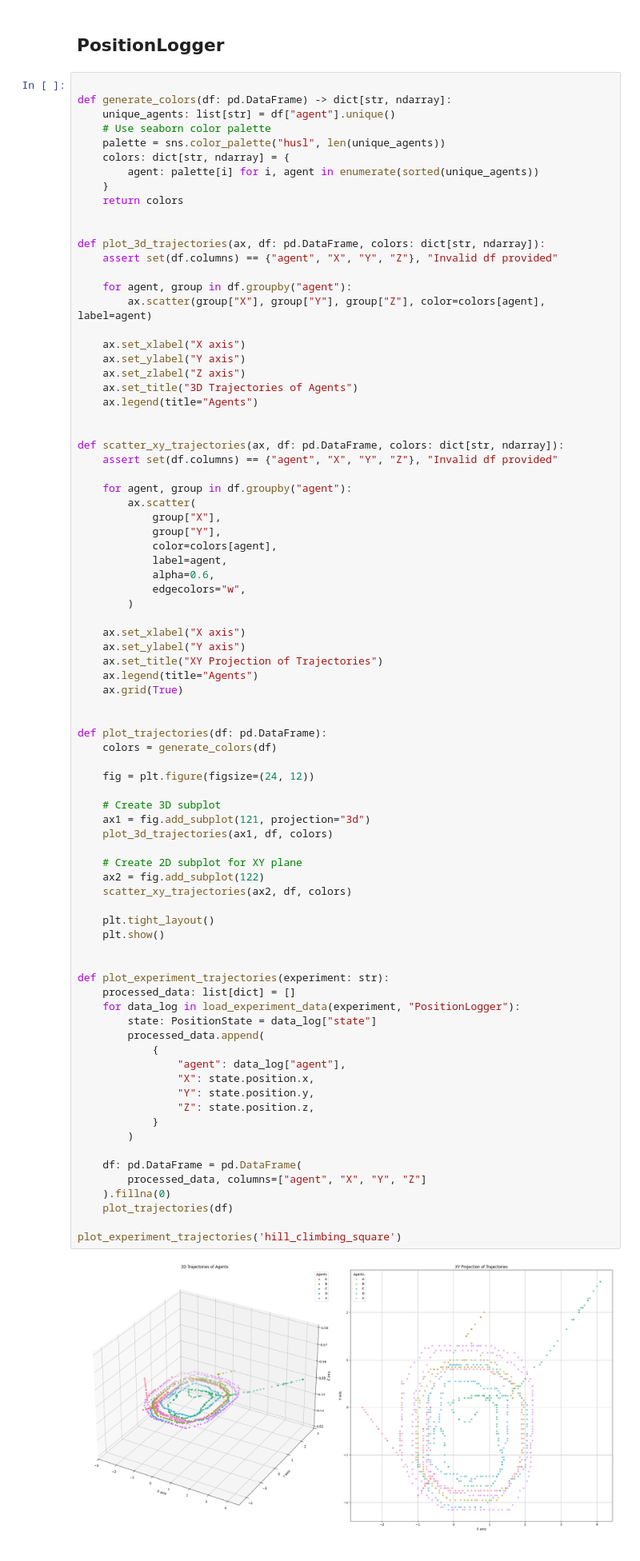
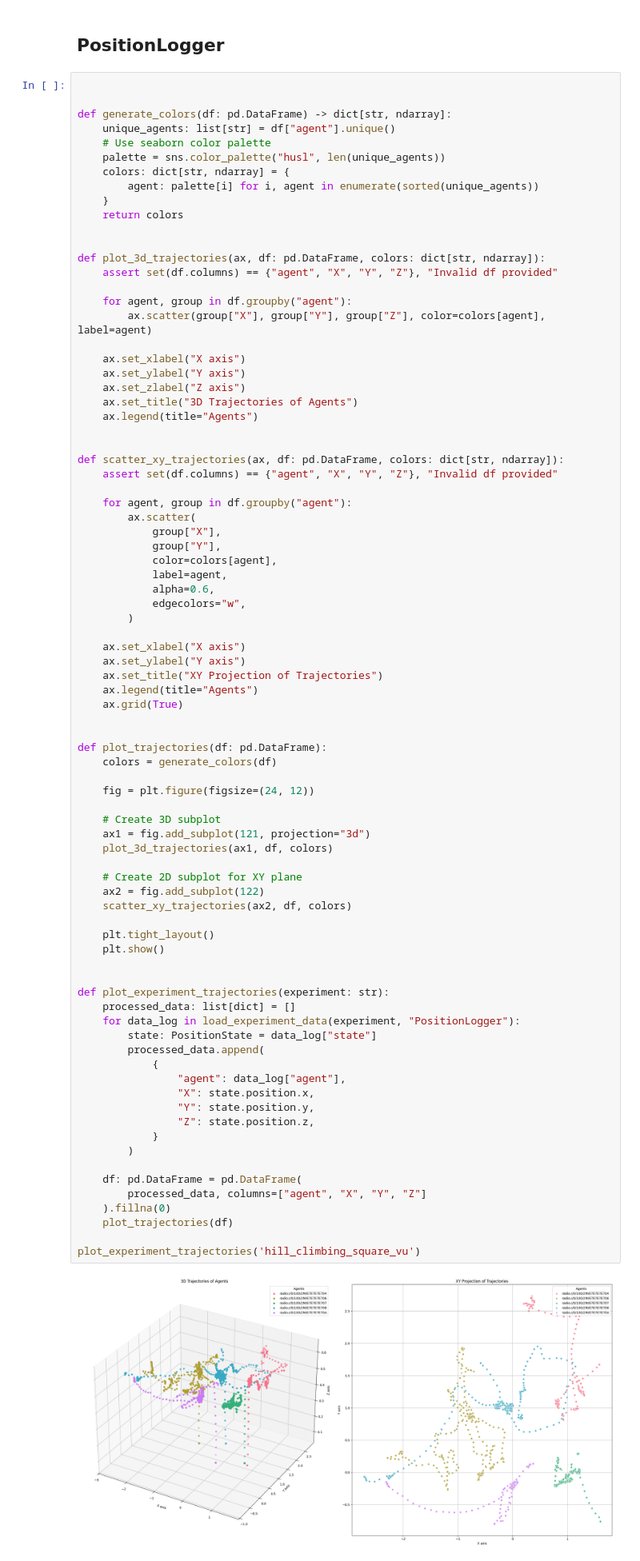
Before and after one commit to alexandru-dochian/multi_agent_framework, a Jupyter notebook: analytics.ipynb, the cells around one changed output. Shown at 80% size. Drawn from its saved outputs; the diff is of its cells as text.

```diff
--- a/analytics.ipynb
+++ b/analytics.ipynb
@@ -22,6 +19,7 @@ def load_experiment_data(experiment_dir: str, logger: str) -> list[dict]:
 # %% [markdown]
 ## PositionLogger
 # %%
+
 
 def generate_colors(df: pd.DataFrame) -> dict[str, ndarray]:
     unique_agents: list[str] = df["agent"].unique()
@@ -75,34 +73,34 @@ def plot_trajectories(df: pd.DataFrame):
     ax1 = fig.add_subplot(121, projection="3d")
     plot_3d_trajectories(ax1, df, colors)
 
     # Create 2D subplot for XY plane
     ax2 = fig.add_subplot(122)
     scatter_xy_trajectories(ax2, df, colors)
 
     plt.tight_layout()
     plt.show()
 
 
 def plot_experiment_trajectories(experiment: str):
     processed_data: list[dict] = []
     for data_log in load_experiment_data(experiment, "PositionLogger"):
         state: PositionState = data_log["state"]
         processed_data.append(
             {
                 "agent": data_log["agent"],
                 "X": state.position.x,
                 "Y": state.position.y,
                 "Z": state.position.z,
             }
         )
 
     df: pd.DataFrame = pd.DataFrame(
         processed_data, columns=["agent", "X", "Y", "Z"]
     ).fillna(0)
     plot_trajectories(df)
 
-plot_experiment_trajectories('hill_climbing_square')
+plot_experiment_trajectories('hill_climbing_square_vu')
 # %% [output]
-[figure, old version]
+[figure, new version]
 # %% [markdown]
 ## Field modulation
```
Also changed, not shown: parts of 11 cells of this notebook, 1 other file.
